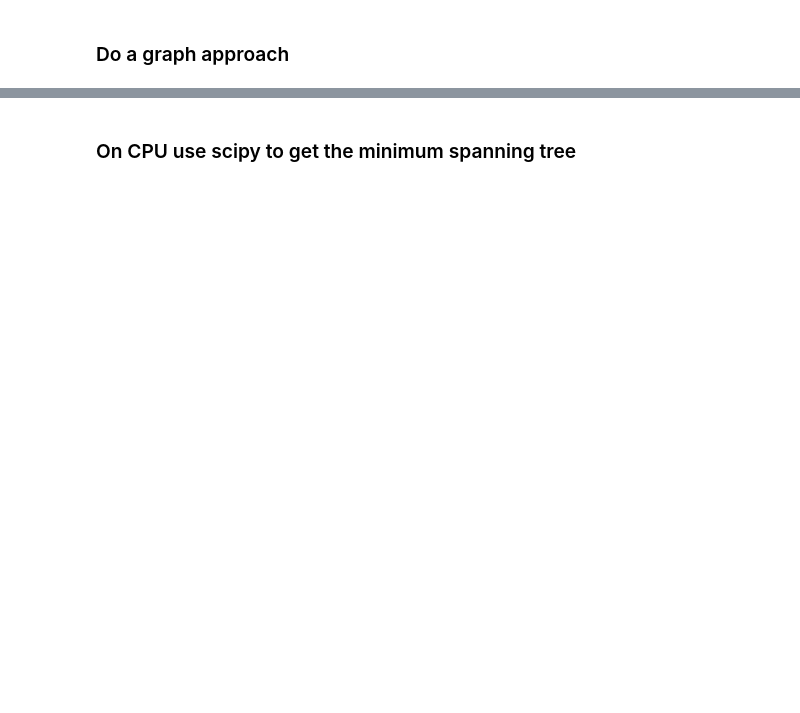
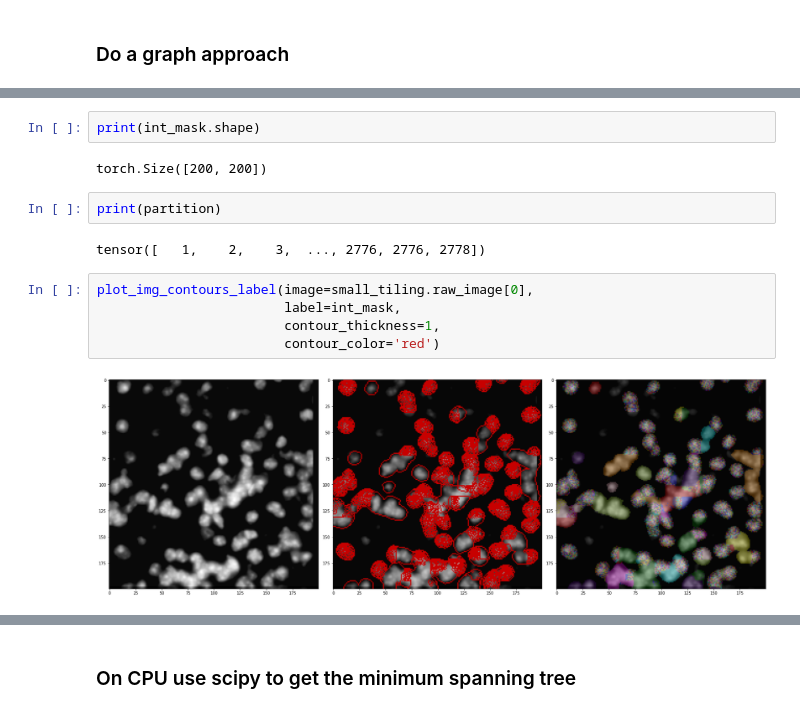
Before and after one commit to broadinstitute/genus, a Jupyter notebook: src/notebook7_DAPI_graph_postprocessing.ipynb, the cells around one changed output, grey strips where cells are left out. Saved outputs shown, nothing was run; the diff lists cells and outputs as text; blank space fills up the shorter version.

```diff
--- a/src/notebook7_DAPI_graph_postprocessing.ipynb
+++ b/src/notebook7_DAPI_graph_postprocessing.ipynb
@@ -43,0 +132,15 @@ plot_img_contours_label(image=tiling.raw_image[0],
+# %%
+print(int_mask.shape)
+# %% [output]
+torch.Size([200, 200])
+# %%
+print(partition)
+# %% [output]
+tensor([   1,    2,    3,  ..., 2776, 2776, 2778])
+# %%
+plot_img_contours_label(image=small_tiling.raw_image[0],
+                        label=int_mask,
+                        contour_thickness=1,
+                        contour_color='red')
+# %% [output]
+[figure, added]
```
Also changed, not shown: parts of 54 cells of this notebook, 8 other files.
